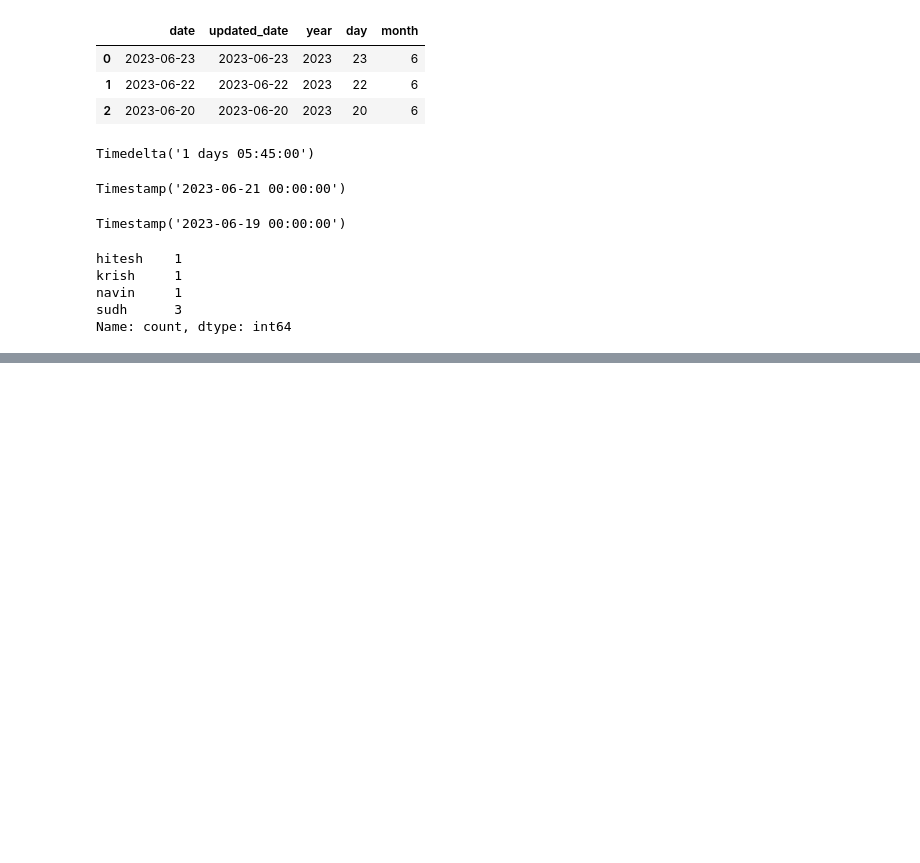
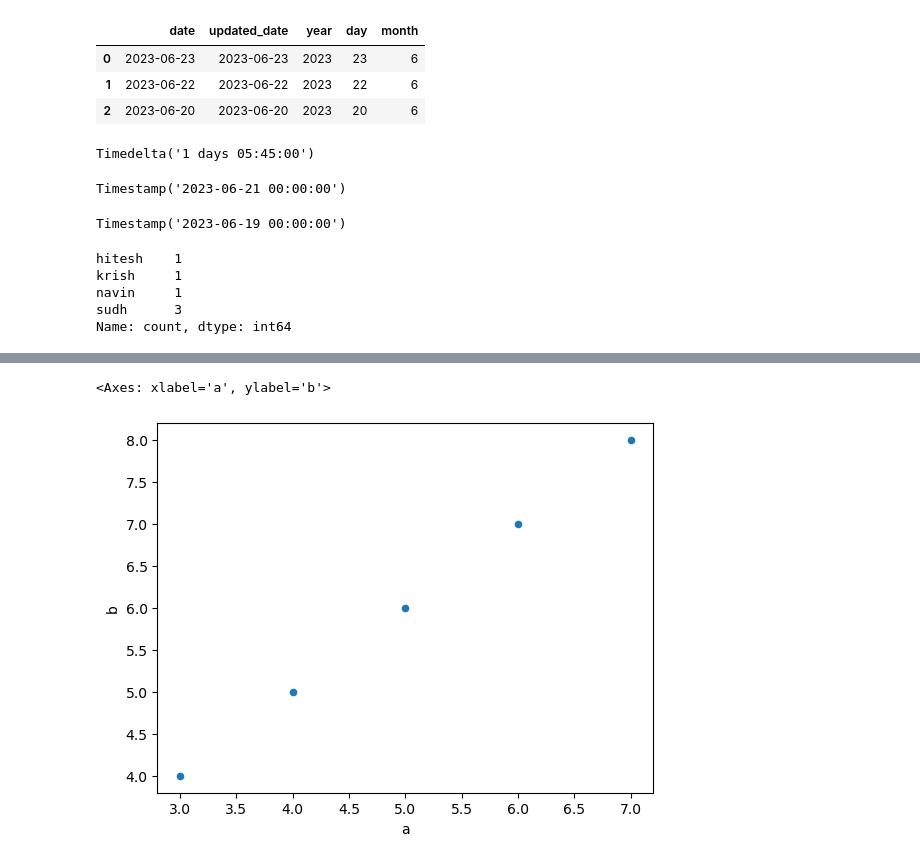
Before and after one commit to PranavAvasthi/Pandas, a Jupyter notebook: pandas_part5.ipynb, the cells around one changed output, grey strips where cells are left out. Drawn from its saved outputs; the diff is of its cells as text; code cells hidden in the pictures; blank space fills up the shorter version.

```diff
--- a/pandas_part5.ipynb
+++ b/pandas_part5.ipynb
@@ -528,0 +569,5 @@ Name: count, dtype: int64
+# %%
+df.plot.scatter(x='a', y='b')
+# %% [output]
+<Axes: xlabel='a', ylabel='b'>
+[figure, added]
```
Also changed, not shown: parts of 9 cells of this notebook.
